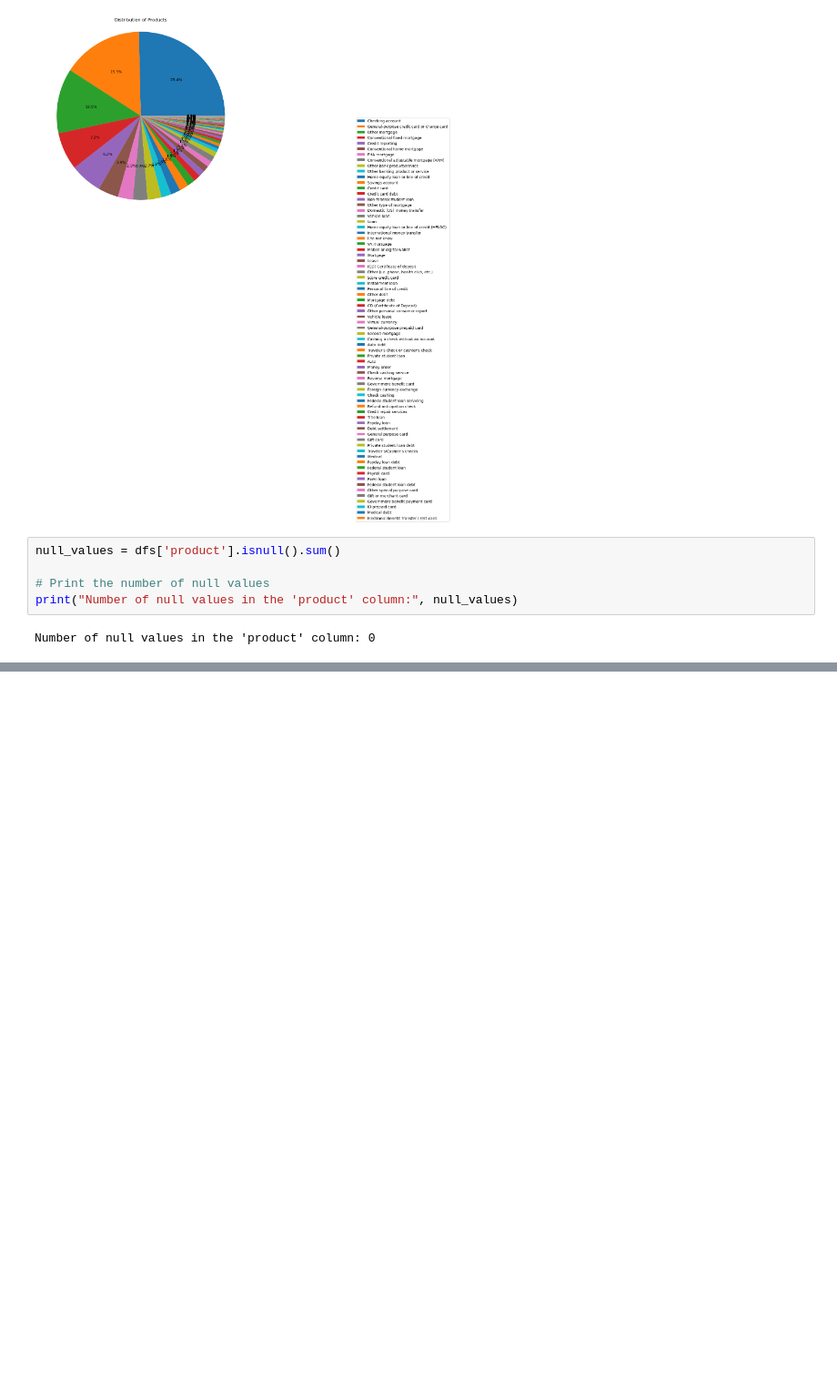
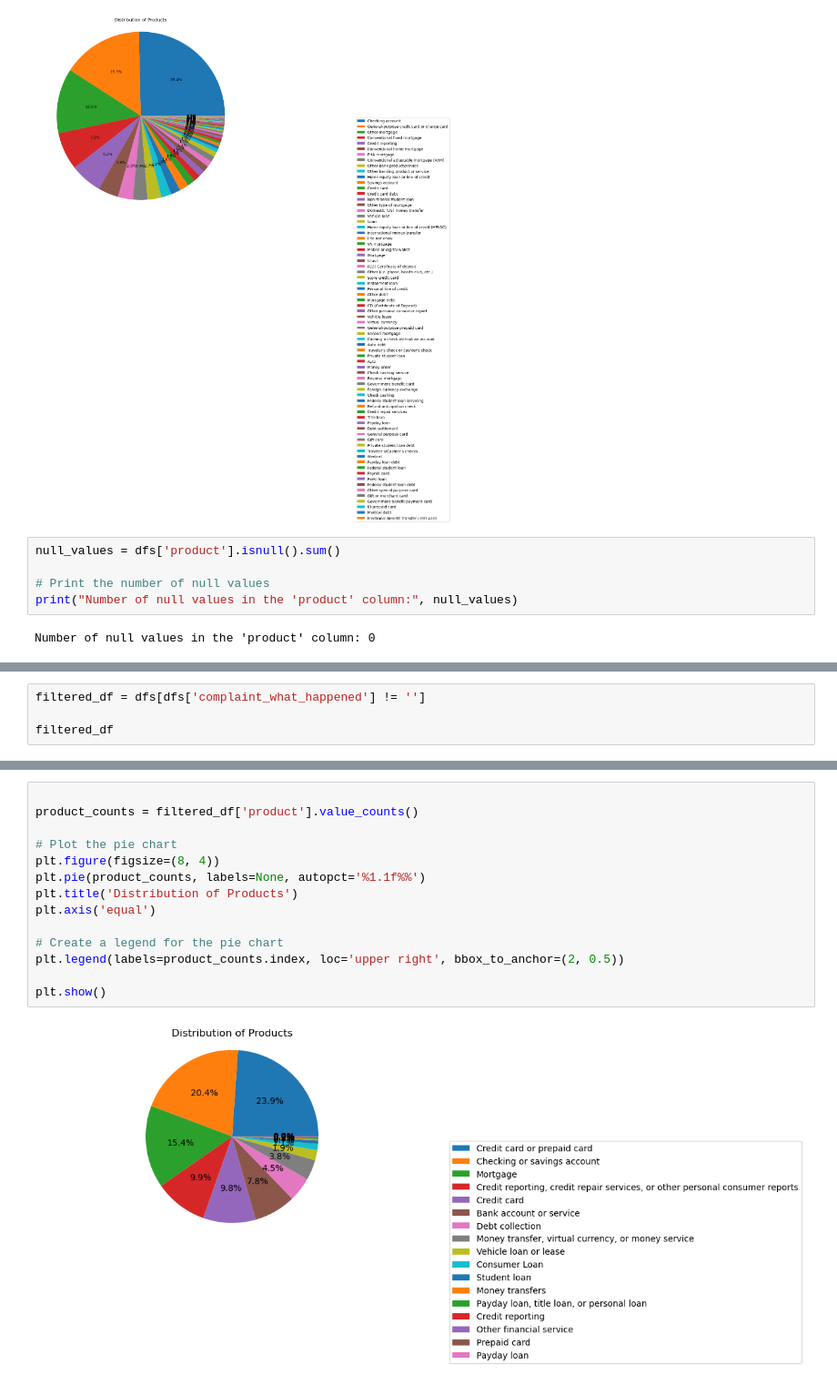
Before and after one commit to Mohd-Owais-Shaikh/IT-ticket-classification-using-LLM, a Jupyter notebook: Data_Cleaning.ipynb, the cells around one changed output, grey strips where cells are left out. Shown at 91% size. Cells and saved outputs as stored; diff of their text form; blank space fills up the shorter version.

```diff
--- a/Data_Cleaning.ipynb
+++ b/Data_Cleaning.ipynb
@@ -113,0 +110,4 @@ dfs['product'].nunique()
+# %%
+filtered_df = dfs[dfs['complaint_what_happened'] != '']
+
+filtered_df
@@ -113,0 +135,16 @@ dfs['product'].nunique()
+# %%
+
+product_counts = filtered_df['product'].value_counts()
+
+# Plot the pie chart
+plt.figure(figsize=(8, 4))
+plt.pie(product_counts, labels=None, autopct='%1.1f%%')
+plt.title('Distribution of Products')
+plt.axis('equal')
+
+# Create a legend for the pie chart
+plt.legend(labels=product_counts.index, loc='upper right', bbox_to_anchor=(2, 0.5))
+
+plt.show()
+# %% [output]
+[figure, added]
```
Also changed, not shown: parts of 5 cells of this notebook.
